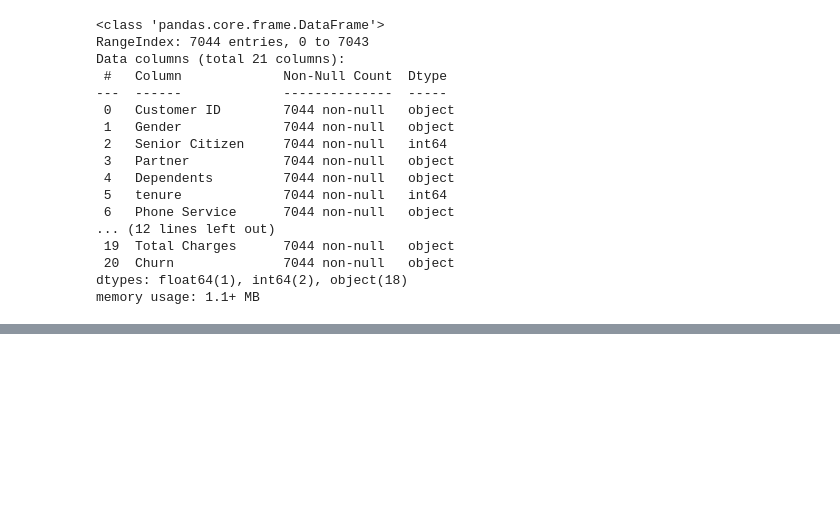
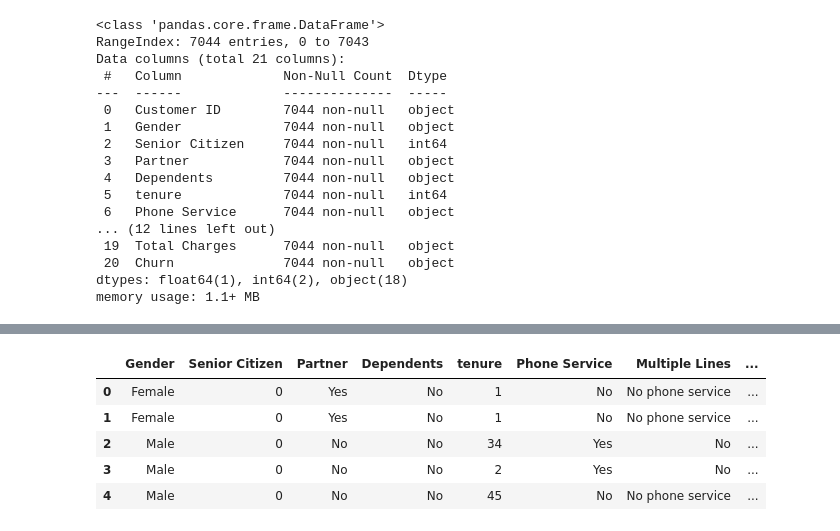
Before and after one commit to OkemaPaulMark/machine_learning_journey, a Jupyter notebook: tensorflow/tensorflow.ipynb, the cells around one changed output, grey strips where cells are left out. Drawn from its saved outputs; the diff is of its cells as text; code cells hidden in the pictures; blank space fills up the shorter version.

```diff
--- a/tensorflow/tensorflow.ipynb
+++ b/tensorflow/tensorflow.ipynb
@@ -88,3 +58,7 @@ print(X)
 # %%
-X_train, X_test, y_train, y_test = train_test_split(
-    X_scaled, y, test_size=0.2, random_state=42)
+X_train, X_test, y_train, y_test = train_test_split(X, y, test_size=0.2, random_state=42)
+# %%
+scaler = StandardScaler()
+X_train_scaled = scaler.fit_transform(X_train)
+X_test_scaled = scaler.transform(X_test)
+print(X_train_scaled)
@@ -91,6 +79,6 @@ X_train, X_test, y_train, y_test = train_test_split(
 # %%
 model = Sequential([
-    Dense(64, activation='relu', input_shape=(X_train.shape[1],)),
+    Dense(64, activation='relu', input_shape=(X_train_scaled.shape[1],)),
     Dense(32, activation='relu'),
     Dense(1, activation='sigmoid')
 ])
@@ -99,5 +85,17 @@ model = Sequential([
 # %%
-model.compile(optimizer='adam', loss='binary_crossentropy', metrics=['accuracy'])
+model.compile(
+    optimizer='adam',
+    loss='binary_crossentropy',
+    metrics=['accuracy'])
+
+df.head()
+# %% [output]
+|  | Gender | Senior Citizen | Partner | Dependents | tenure | Phone Service | Multiple Lines | ... |
+| 0 | Female | 0 | Yes | No | 1 | No | No phone service | ... |
+| 1 | Female | 0 | Yes | No | 1 | No | No phone service | ... |
+| 2 | Male | 0 | No | No | 34 | Yes | No | ... |
+| 3 | Male | 0 | No | No | 2 | Yes | No | ... |
+| 4 | Male | 0 | No | No | 45 | No | No phone service | ... |
 # %%
 early_stop = EarlyStopping(patience=3, restore_best_weights=True)
 
```
Also changed, not shown: parts of 6 cells of this notebook, 9 other files.
